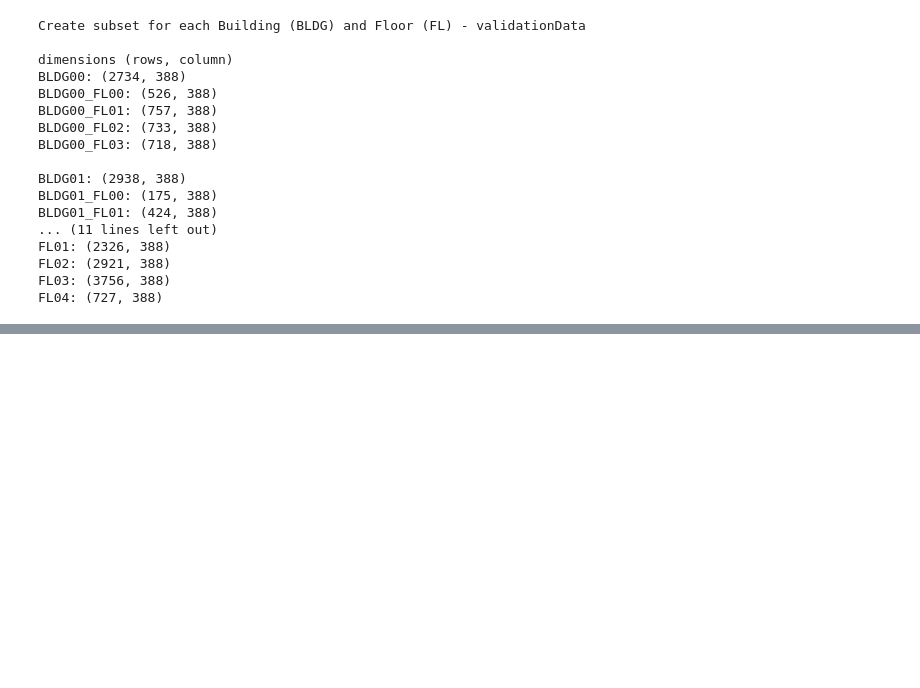
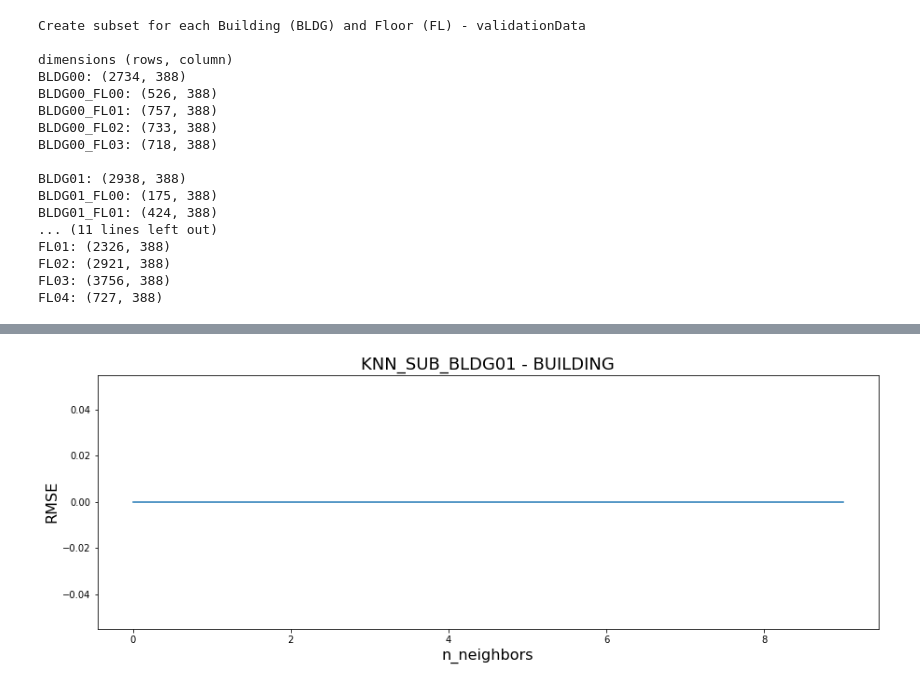
Before and after one commit to AndreasNehls/IoT_Analytics, a Jupyter notebook: python/IoT_knn.ipynb, the cells around one changed output, grey strips where cells are left out. Cells and saved outputs as stored; diff of their text form; code cells hidden in the pictures; blank space fills up the shorter version.

```diff
--- a/python/IoT_knn.ipynb
+++ b/python/IoT_knn.ipynb
@@ -895,0 +688,25 @@ plt.show()
+# %%
+KNN_SUB_BLDG01_BLDG_start = timeit.default_timer()
+
+KNN_SUB_BLDG01_BLDG_rmse_val = [] # to store rmse values for different k
+KNN_SUB_BLDG01_BLDG_r2_val = [] # to store r2 values for different k
+
+for KNN_SUB_BLDG01_BLDG in range(10):
+    KNN_SUB_BLDG01_BLDG = KNN_SUB_BLDG01_BLDG + 1
+    KNN_SUB_BLDG01_BLDG_model = neighbors.KNeighborsRegressor(n_neighbors = KNN_SUB_BLDG01_BLDG)
+
+    KNN_SUB_BLDG01_BLDG_model.fit(X_KNN_SUB_BLDG01_BLDG_train, y_KNN_SUB_BLDG01_BLDG_train)  #fit the model
+    KNN_SUB_BLDG01_BLDG_pred = KNN_SUB_BLDG01_BLDG_model.predict(X_KNN_SUB_BLDG01_BLDG_test) #make prediction on test set
+    KNN_SUB_BLDG01_BLDG_error = sqrt(mean_squared_error(y_KNN_SUB_BLDG01_BLDG_test, KNN_SUB_BLDG01_BLDG_pred)) #calculate rmse
+    KNN_SUB_BLDG01_BLDG_r2 = r2_score(y_KNN_SUB_BLDG01_BLDG_test, KNN_SUB_BLDG01_BLDG_pred)
+    KNN_SUB_BLDG01_BLDG_rmse_val.append(KNN_SUB_BLDG01_BLDG_error) #store rmse values
+    KNN_SUB_BLDG01_BLDG_r2_val.append(KNN_SUB_BLDG01_BLDG_r2) #store r2 values
+
+    print('Value (BLDG) for k=',KNN_SUB_BLDG01_BLDG,'is:')
+    print('RMSE   :', KNN_SUB_BLDG01_BLDG_error)
+    print('Rsqaure:', KNN_SUB_BLDG01_BLDG_r2)
+
+KNN_SUB_BLDG01_BLDG_stop = timeit.default_timer()
+print ()
+KNN_SUB_BLDG01_BLDG_t = (KNN_SUB_BLDG01_BLDG_stop - KNN_SUB_BLDG01_BLDG_start)/60
+print('Time in min: ', round(KNN_SUB_BLDG01_BLDG_t, 3))
@@ -895,0 +731,14 @@ plt.show()
+# %%
+# plotting the rmse values against k values
+KNN_SUB_BLDG01_BLDG_curveRMSE = pd.DataFrame(KNN_SUB_BLDG01_BLDG_rmse_val)
+KNN_SUB_BLDG01_BLDG_curveRMSE.plot(legend=None, figsize=(15,5))
+
+plt.title('KNN_SUB_BLDG01 - BUILDING', fontsize=18)
+plt.ylabel('RMSE', fontsize=16)
+plt.xlabel('n_neighbors', fontsize=16)
+
+plt.savefig('./knn/11_KNN_SUB_BLDG01_BLDG_RMSE.png', bbox_inches='tight')
+
+plt.show()
+# %% [output]
+[figure, added]
```
Also changed, not shown: parts of 61 cells of this notebook, 24 other files.
